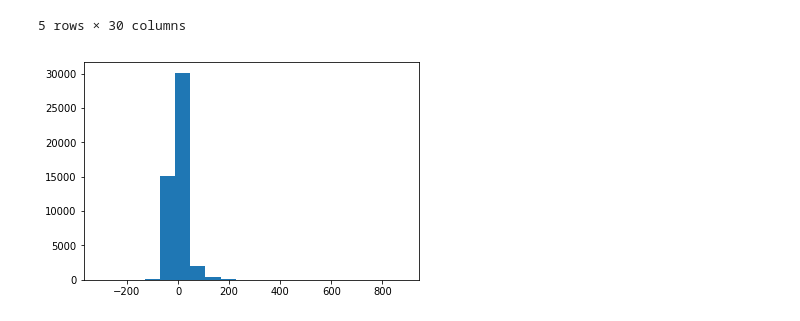
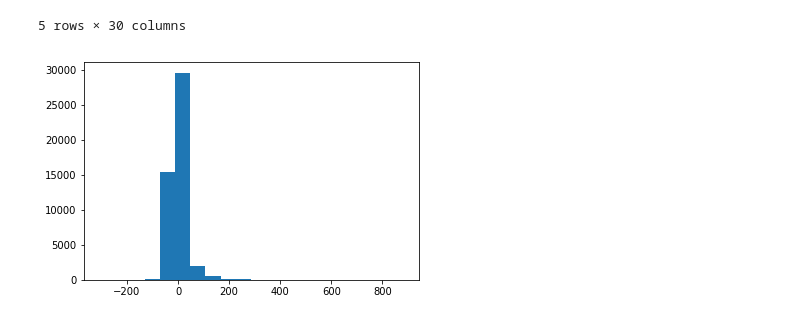
Before and after one commit to che7611/test2, a Jupyter notebook: sa_macd.ipynb, the cells around one changed output. Drawn from its saved outputs; the diff is of its cells as text; code cells hidden in the pictures.

```diff
--- a/sa_macd.ipynb
+++ b/sa_macd.ipynb
@@ -255,10 +282,10 @@ m3.head()
 Calc=['sum','count','mean','std','max','min']
 m3.groupby(['ma60_state','state',m3.std_up-m3.std_dn])['diff1','diff2'].agg(Calc).to_excel('std_shift.xls')
 # %%
-plt.hist(m3.diff2,bins=20)
+plt.hist(m3.diff1,bins=20)
 plt.show()
 # %% [output]
-[figure, old version]
+[figure, new version]
 # %%
 Calc=['sum','count','mean','std','max','min']
 m3.groupby(['ma60_state','state',m3.std_up-m3.std_dn])['diff1'].agg(Calc).to_excel('std_shift1.xls')
```
Also changed, not shown: parts of 14 cells of this notebook, 1 other file.
